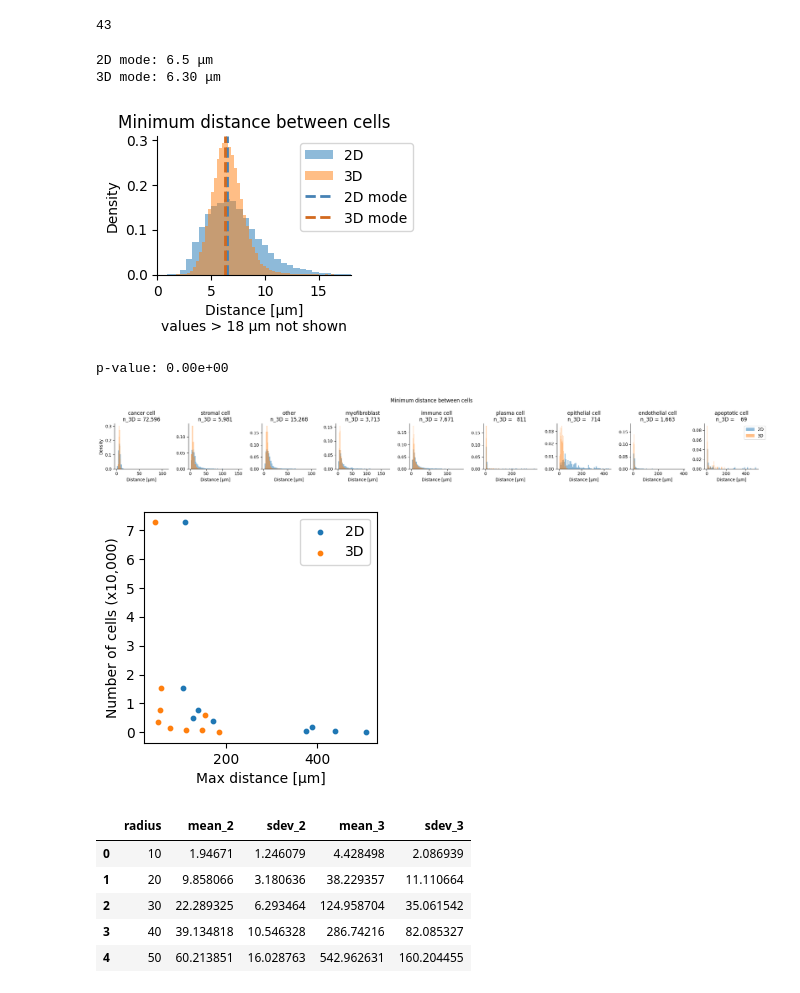
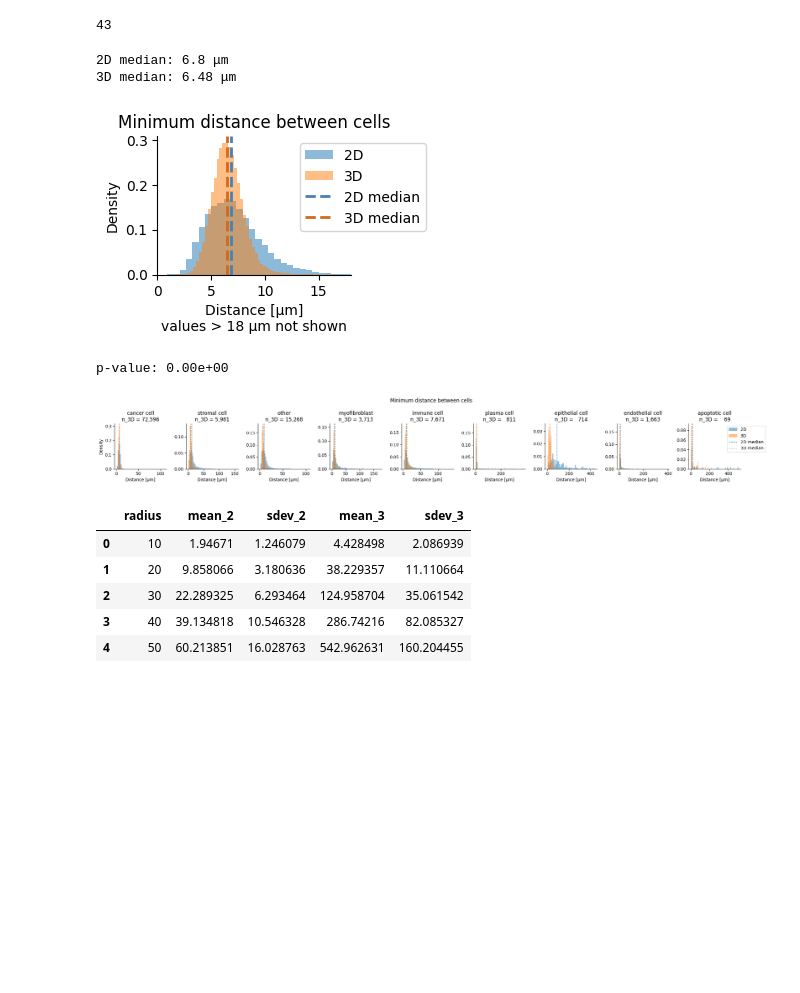
Before and after one commit to SchapiroLabor/nbh_analysis_3D, a Jupyter notebook: scripts/nbh_analysis/nbh_size.ipynb, the cells around one changed output. Cells and saved outputs as stored; diff of their text form; code cells hidden in the pictures; blank space fills up the shorter version.

Commit message:
Distances: change avg. metric

```diff
--- a/scripts/nbh_analysis/nbh_size.ipynb
+++ b/scripts/nbh_analysis/nbh_size.ipynb
@@ -71,25 +70,16 @@ dists_2D = [ min_dist_cells(adata) for adata in adata2 ]
 dists_3D = min_dist_cells(adata3)
 dists_2D = np.concatenate(dists_2D)
 
-# Find mode (more useful than mean due to long tail)
-# since continuous, smooth first
-def get_mode(dists, maxval):
-    bins = np.linspace(0, maxval, maxval*10+1) # step size 0.1
-    counts, _ = np.histogram(dists, bins=bins)
-    counts_smoothed = gaussian_filter1d(counts, 2)
-    mode = bins[ counts_smoothed.argmax() ]
-    return mode
-maxval = int( np.ceil( np.max([dists_2D.max(), dists_3D.max()]) ) )
-mode_2D = get_mode(dists_2D, maxval)
-mode_3D = get_mode(dists_3D, maxval)
+median_2D = np.median(dists_2D)
+median_3D = np.median(dists_3D)
 
 # Plot
-print(f"2D mode: {mode_2D} μm\n3D mode: {mode_3D:.2f} μm")
+print(f"2D median: {median_2D:.2} μm\n3D median: {median_3D:.2f} μm")
 plt.subplots(figsize=(2.5,1.8))
 plt.hist(dists_2D, bins=100, alpha=0.5, density=True, label='2D')
 plt.hist(dists_3D, bins=100, alpha=0.5, density=True, label='3D')
-plt.axvline(mode_2D, color='steelblue', linestyle='dashed', linewidth=2, label='2D mode')
-plt.axvline(mode_3D, color='chocolate', linestyle='dashed', linewidth=2, label='3D mode')
+plt.axvline(median_2D, color='steelblue', linestyle='dashed', linewidth=2, label='2D median')
+plt.axvline(median_3D, color='chocolate', linestyle='dashed', linewidth=2, label='3D median')
 plt.xlim(0, 18)
 plt.title('Minimum distance between cells')
 plt.xlabel('Distance [μm]\nvalues > 18 μm not shown')
@@ -100,9 +90,9 @@ sns.despine(top=True, right=True)
 #plt.savefig('../../figures/nbh_size_minimum_distance_between_cells.svg', bbox_inches='tight')
 plt.show()
 # %% [output]
-2D mode: 6.5 μm
-3D mode: 6.30 μm
+2D median: 6.8 μm
+3D median: 6.48 μm
-[figure, old version]
+[figure, new version]
 # %%
 from scipy.stats import mannwhitneyu
 stat, p = mannwhitneyu(dists_2D, dists_3D, alternative='greater')
@@ -112,52 +102,31 @@ p-value: 0.00e+00
 # %%
 ## Dist for each phenotype
 ptypes = adata3.obs['phenotype'].unique()
 
 fig, ax = plt.subplots(1, len(ptypes), figsize=(2.5*len(ptypes), 3), layout='tight')
 fig.suptitle('Minimum distance between cells')
 
-n_cells2 = np.zeros(len(ptypes))
-n_cells3 = np.zeros(len(ptypes))
-max_dist2 = np.zeros(len(ptypes))
-max_dist3 = np.zeros(len(ptypes))
 for i, pt in enumerate(ptypes):
     dists_2D = [ min_dist_cells(adata[ adata.obs['phenotype']==pt ]) for adata in adata2 ]
     dists_3D = min_dist_cells(adata3[ adata3.obs['phenotype']==pt ])
     dists_2D = np.concatenate(dists_2D)
 
     dists_2D = dists_2D[ (~np.isnan(dists_2D)) & ~np.isinf(dists_2D) ]
     dists_3D = dists_3D[ (~np.isnan(dists_3D)) & ~np.isinf(dists_3D) ]
 
-    max_dist2[i] = dists_2D.max()
-    max_dist3[i] = dists_3D.max()
-    n_cells2[i] = len(dists_2D)
-    n_cells3[i] = len(dists_3D)
-
     ax[i].hist(dists_2D, bins=50, alpha=0.5, density=True, label='2D')
     ax[i].hist(dists_3D, bins=50, alpha=0.5, density=True, label='3D')
-    #plt.axvline(mode_2D, color='steelblue', linestyle='dashed', linewidth=2, label='2D mode')
-    #plt.axvline(mode_3D, color='chocolate', linestyle='dashed', linewidth=2, label='3D mode')
-    #plt.xlim(0, 18)
+    ax[i].axvline(np.median(dists_2D), color='steelblue', linestyle='dashed', linewidth=1, label='2D median')
+    ax[i].axvline(np.median(dists_3D), color='chocolate', linestyle='dashed', linewidth=1, label='3D median')
     ax[i].set_title(f'{pt}\nn_3D = {int(n_cells3[i]):5,d}')
     ax[i].set_xlabel('Distance [μm]')
     sns.despine(ax=ax[i], top=True, right=True)
 
 ax[0].set_ylabel('Density')
 plt.legend(bbox_to_anchor=(.7, 1), loc='upper left')
-
 plt.show()
-
-# Relationship between max dist and n_cells
-plt.subplots(figsize=(3,3))
-plt.scatter(max_dist2, n_cells2 / 10000, s=10, label='2D')
-plt.scatter(max_dist3, n_cells3 / 10000, s=10, label='3D')
-plt.xlabel('Max distance [μm]')
-plt.ylabel('Number of cells (x10,000)')
-plt.legend()
-plt.show()
 # %% [output]
-[figure, old version]
+[figure, new version]
-[figure, removed]
 # %%
 ## Get number of neighbors for a range of radii
 def get_knns(adata, radius):
```
Also changed, not shown: parts of 1 cell of this notebook.
